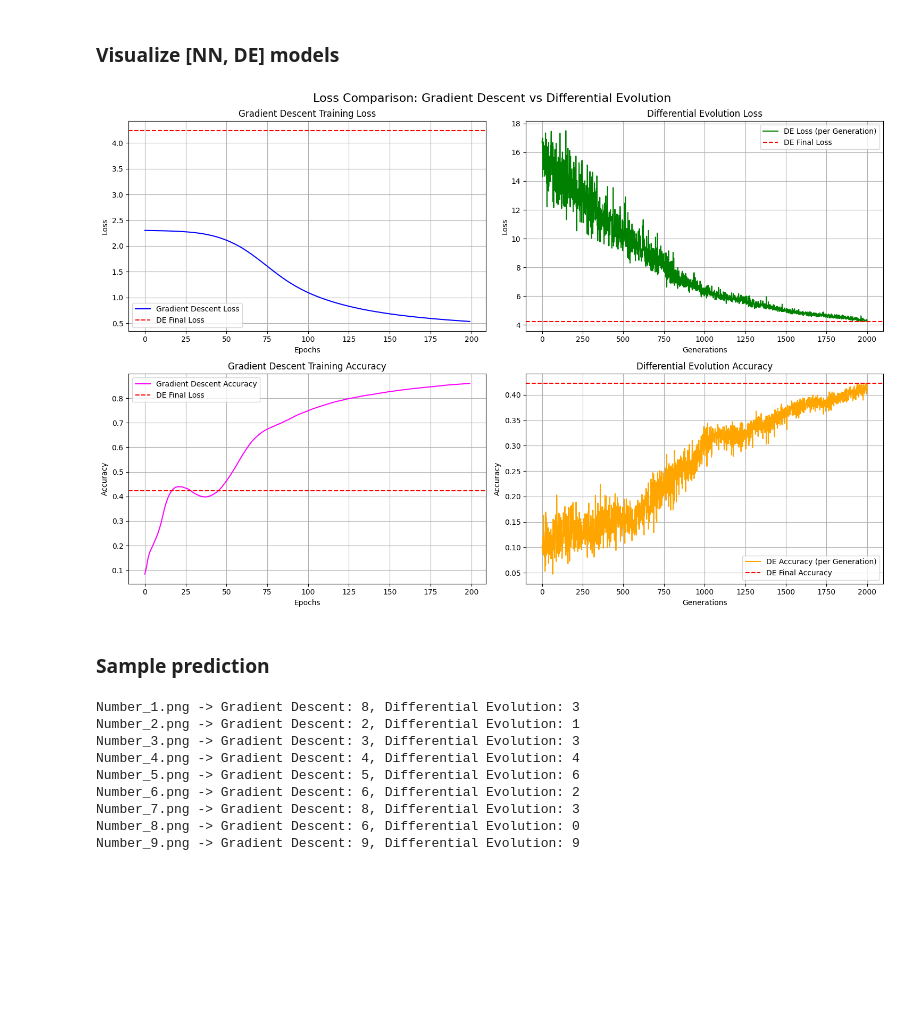
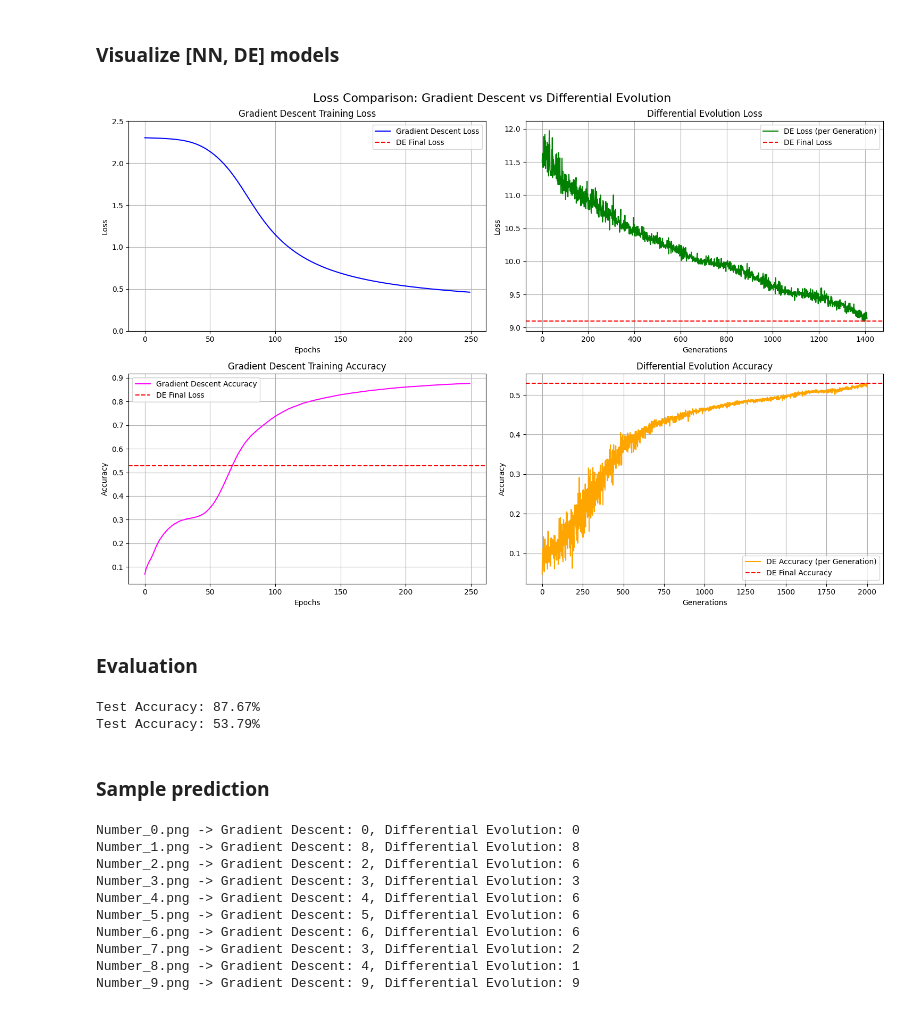
Before and after one commit to AhmedAlaa27/Handwritten_Recognition_with_DE, a Jupyter notebook: DE_MNIST.ipynb, the cells around one changed output. Saved outputs shown, nothing was run; the diff lists cells and outputs as text; code cells hidden in the pictures; blank space fills up the shorter version.

```diff
--- a/DE_MNIST.ipynb
+++ b/DE_MNIST.ipynb
@@ -159,18 +159,12 @@ class SimpleNeuralNetwork:
             weights.append(flat_weights[idx:idx + size].reshape(shape))
             idx += size
         self.set_weights(weights)
-
-    def evaluate_solution(self, weights):
-        self.set_weights(weights)
-        y_pred = self.forward(X_train)
-        loss = self.compute_loss(y_pred, y_train)
-        return loss
 # %% [markdown]
 ### Train NN
 # %%
 # Initialize and train
 model = SimpleNeuralNetwork()
-losses, accuracies = model.train(X_train.T, y_train, epochs=200, lr=0.1)
+losses, accuracies = model.train(X_train.T, y_train, epochs=250, lr=0.1)
 
 # Evaluate
 acc = model.accuracy(X_train.T, y_train)
@@ -209,11 +203,12 @@ def differential_evolution(model, X, Y_labels, population_size=20, generations=5
         return loss, acc
 
     # Initialize population
-    population = np.random.uniform(low=-1, high=1, size=(population_size, dim))
+    population = np.random.uniform(low=-2, high=2, size=(population_size, dim))
+    # population = np.random.random(size=(population_size, dim))
     fitness = np.array([evaluate_vector(ind) for ind in population])
 
     # Track best solution
-    best_idx = np.argmin(fitness)
+    best_idx = np.argmin(fitness[0])
     best_vector = population[best_idx]
     best_loss = fitness[best_idx][0]
     best_accuracy = fitness[best_idx][1]
@@ -221,9 +216,12 @@ def differential_evolution(model, X, Y_labels, population_size=20, generations=5
     # History lists
     losses = []
     accuracies = []
+    improvments = []
+    no_improvement_counter = 0
 
     print("Starting DE optimization...\n")
     for gen in range(generations):
+        generation_improved = False
         for i in range(population_size):
             # Select 3 other individuals
             idxs = [idx for idx in range(population_size) if idx != i]
@@ -231,7 +229,7 @@ def differential_evolution(model, X, Y_labels, population_size=20, generations=5
 
             # Mutation
             mutant = a + F * (b - c)
-            mutant = np.clip(mutant, -1, 1)
+            mutant = np.clip(mutant, -2, 2)
 
             # Crossover
             cross_points = np.random.rand(dim) < CR
@@ -250,15 +248,36 @@ def differential_evolution(model, X, Y_labels, population_size=20, generations=5
                     best_loss = trial_loss
                     best_accuracy = trial_acc
                     best_vector = trial.copy()
+                    improvments.append((gen, best_vector, best_loss, best_accuracy))
+                    generation_improved = True
 
             losses.append(trial_loss)
             accuracies.append(trial_acc)
 
-        print(f"Generation {gen+1}/{generations} - Best Loss: {best_loss:.4f} - Best Accuracy: {best_accuracy:.4f}")
+        if generation_improved:
+            no_improvement_counter = 0
+        else:
+            no_improvement_counter += 1
+
+        if gen % 10 == 0 or gen == generations - 1:
+            print(f"Generation {gen+1}/{generations} - Best Loss: {best_loss:.4f} - Best Accuracy: {best_accuracy:.4f}")
+
+        if len(improvments) == population_size // 2:
+            losses = [fit[0] for fit in fitness]
+            worst_indices = np.argsort(losses)[-len(improvments):]
+            for i, (_, new_vector, new_loss, new_acc) in zip(worst_indices, improvments):
+                population[i] = new_vector
+                fitness[i] = (new_loss, new_acc)
+
+            improvments.clear()
+            print(f"Population updated at gen {gen}.")
 
         # Early stopping
         if best_loss <= target_loss or best_accuracy >= target_acc:
             print(f"\nStopping early at gen {gen}: - Reached loss ≤ {target_loss} or acc ≥ {target_acc}")
+            break
+        if no_improvement_counter >= 50:
+            print(f"\nStopping early at gen {gen}: - No improvement in last 50 generations.")
             break
 
     print("\nDE optimization finished.")
@@ -277,7 +296,7 @@ def differential_evolution(model, X, Y_labels, population_size=20, generations=5
 model_de = SimpleNeuralNetwork()
 
 # Run DE optimizer
-results = differential_evolution(model_de, X_train.T, y_train, population_size=10, generations=200)
+results = differential_evolution(model_de, X_train.T, y_train, population_size=10, generations=200, F=0.5, CR=0.7)
 
 # Evaluate accuracy
 acc_de = model_de.accuracy(X_train.T, y_train)
@@ -309,6 +328,7 @@ plt.figure(figsize=(15, 10))
 plt.subplot(2, 2, 1)
 plt.plot(losses, label="Gradient Descent Loss", color='blue')
 plt.axhline(results["best_loss"], color='red', linestyle='--', label="DE Final Loss")
+plt.ylim(0, 2.5)
 plt.title("Gradient Descent Training Loss")
 plt.xlabel("Epochs")
 plt.ylabel("Loss")
@@ -322,34 +342,45 @@ plt.axhline(results["best_loss"], color='red', linestyle='--', label="DE Final L
 plt.title("Differential Evolution Loss")
 plt.xlabel("Generations")
 plt.ylabel("Loss")
 plt.legend()
 plt.grid(True)
 
 # Plot 3: Gradient Descent Accuracies with DE Final Accuracy as reference
 plt.subplot(2, 2, 3)
 plt.plot(accuracies, label="Gradient Descent Accuracy", color='magenta')
 plt.axhline(results["best_accuracy"], color='red', linestyle='--', label="DE Final Loss")
 plt.title("Gradient Descent Training Accuracy")
 plt.xlabel("Epochs")
 plt.ylabel("Accuracy")
 plt.legend()
 plt.grid(True)
 
 # Plot 4: Differential Evolution accuracies (if recorded) with Final Accuracy
 plt.subplot(2, 2, 4)
 plt.plot(results["accuracies"], label="DE Accuracy (per Generation)", color='orange')
 plt.axhline(results["best_accuracy"], color='red', linestyle='--', label="DE Final Accuracy")
 plt.title("Differential Evolution Accuracy")
 plt.xlabel("Generations")
 plt.ylabel("Accuracy")
 plt.legend()
 plt.grid(True)
 
 plt.suptitle("Loss Comparison: Gradient Descent vs Differential Evolution", fontsize=16)
 plt.tight_layout()
 plt.show()
 # %% [output]
-[figure, old version]
+[figure, new version]
+# %% [markdown]
+### Evaluation
+# %%
+nn_model_test = model.forward(X_test.T)
+print(f"Test Accuracy: {model.compute_accuracy(nn_model_test, model.one_hot_encode(y_test)) * 100:.2f}%")
+
+de_model_test = model_de.forward(X_test.T)
+print(f"Test Accuracy: {model_de.compute_accuracy(de_model_test, model_de.one_hot_encode(y_test)) * 100:.2f}%")
+# %% [output]
+Test Accuracy: 87.67%
+Test Accuracy: 53.79%
 # %% [markdown]
 ### Sample prediction
 # %%
@@ -386,12 +417,13 @@ for filename, preds in predictions.items():
   print(f"{filename} -> ", end="")
   print(", ".join(f"{model_name}: {model_pred}" for model_name,model_pred in preds.items()))
 # %% [output]
-Number_1.png -> Gradient Descent: 8, Differential Evolution: 3
-Number_2.png -> Gradient Descent: 2, Differential Evolution: 1
+Number_0.png -> Gradient Descent: 0, Differential Evolution: 0
+Number_1.png -> Gradient Descent: 8, Differential Evolution: 8
+Number_2.png -> Gradient Descent: 2, Differential Evolution: 6
 Number_3.png -> Gradient Descent: 3, Differential Evolution: 3
-Number_4.png -> Gradient Descent: 4, Differential Evolution: 4
+Number_4.png -> Gradient Descent: 4, Differential Evolution: 6
 Number_5.png -> Gradient Descent: 5, Differential Evolution: 6
-Number_6.png -> Gradient Descent: 6, Differential Evolution: 2
-Number_7.png -> Gradient Descent: 8, Differential Evolution: 3
-Number_8.png -> Gradient Descent: 6, Differential Evolution: 0
+Number_6.png -> Gradient Descent: 6, Differential Evolution: 6
+Number_7.png -> Gradient Descent: 3, Differential Evolution: 2
+Number_8.png -> Gradient Descent: 4, Differential Evolution: 1
 Number_9.png -> Gradient Descent: 9, Differential Evolution: 9
```
Also changed, not shown: parts of 2 cells of this notebook, 4 other files.
